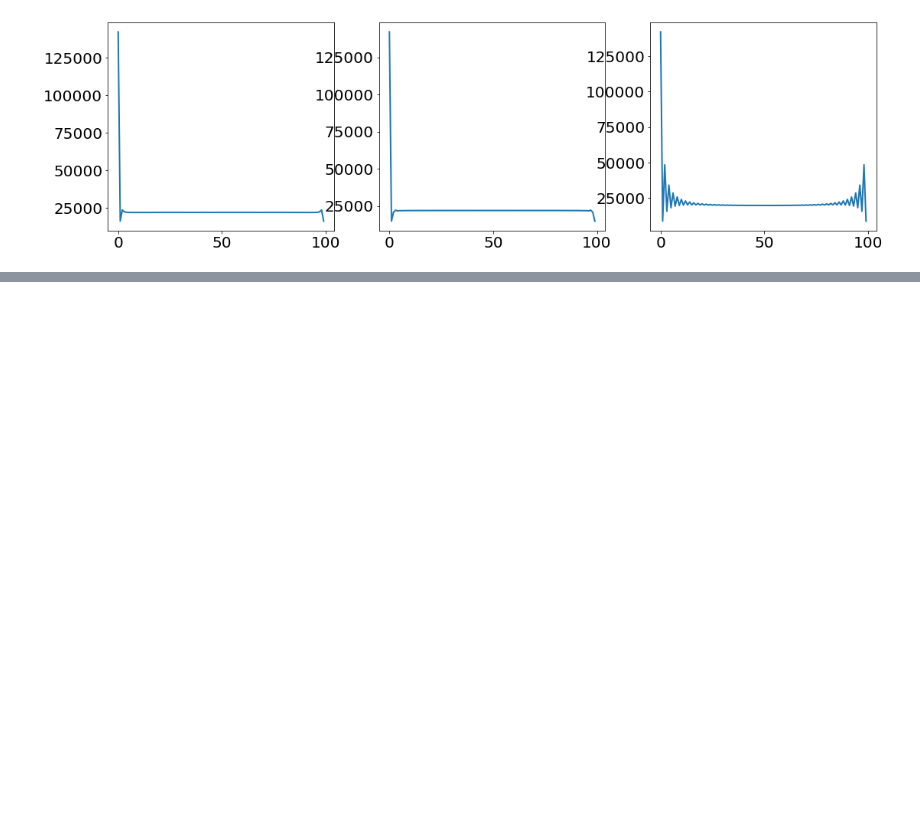
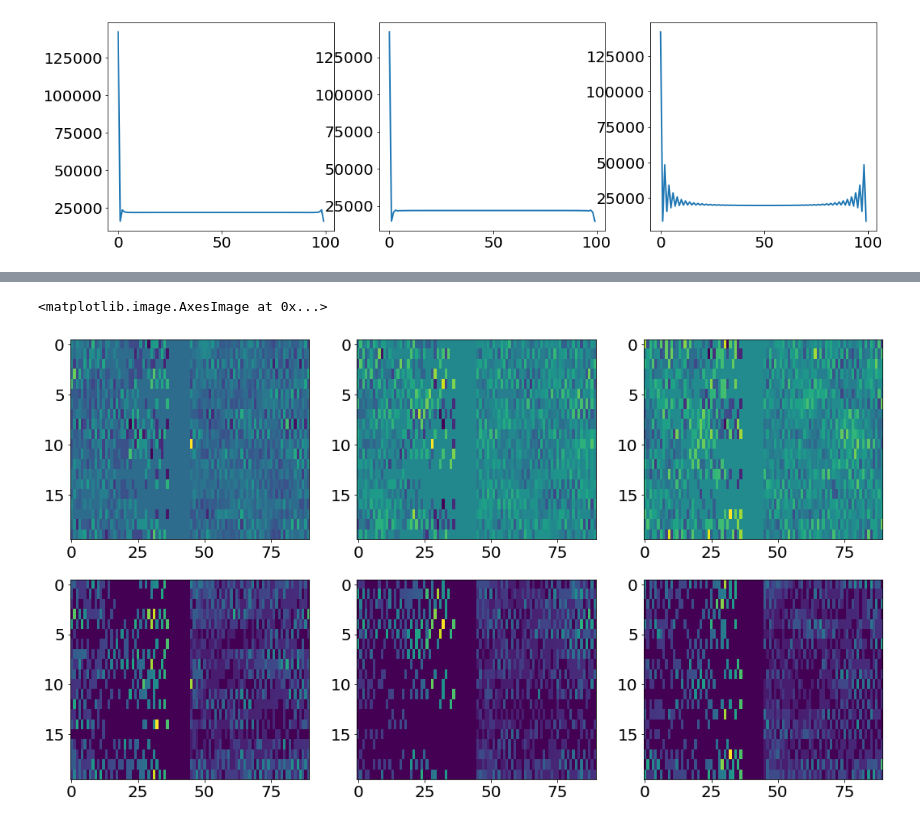
Before and after one commit to zsxqblz/SEP, a Jupyter notebook: visualization/visualization_231025.ipynb, the cells around one changed output, grey strips where cells are left out. Drawn from its saved outputs; the diff is of its cells as text; code cells hidden in the pictures; blank space fills up the shorter version.

```diff
--- a/visualization/visualization_231025.ipynb
+++ b/visualization/visualization_231025.ipynb
@@ -153,0 +186,23 @@ plt.plot(ncoor[0,0,:])
+# %%
+plt.figure(figsize=(18,10))
+plt.subplot(2,3,1)
+scoor_r = np.roll(scoor[:,0,:],(int(len(x_l)/2),int(len(t_l)/2)),(0,1))
+plt.imshow(scoor_r,aspect='auto')
+plt.subplot(2,3,2)
+scoor_r = np.roll(scoor[:,2,:],(int(len(x_l)/2),int(len(t_l)/2)),(0,1))
+plt.imshow(scoor_r,aspect='auto')
+plt.subplot(2,3,3)
+scoor_r = np.roll(scoor[:,4,:],(int(len(x_l)/2),int(len(t_l)/2)),(0,1))
+plt.imshow(scoor_r,aspect='auto')
+plt.subplot(2,3,4)
+pcoor_r = np.roll(pcoor[:,0,:],(int(len(x_l)/2),int(len(t_l)/2)),(0,1))
+plt.imshow(pcoor_r,aspect='auto')
+plt.subplot(2,3,5)
+pcoor_r = np.roll(pcoor[:,2,:],(int(len(x_l)/2),int(len(t_l)/2)),(0,1))
+plt.imshow(pcoor_r,aspect='auto')
+plt.subplot(2,3,6)
+pcoor_r = np.roll(pcoor[:,4,:],(int(len(x_l)/2),int(len(t_l)/2)),(0,1))
+plt.imshow(pcoor_r,aspect='auto')
+# %% [output]
+<matplotlib.image.AxesImage at 0x...>
+[figure, added]
```
Also changed, not shown: parts of 16 cells of this notebook, 2 other files.
